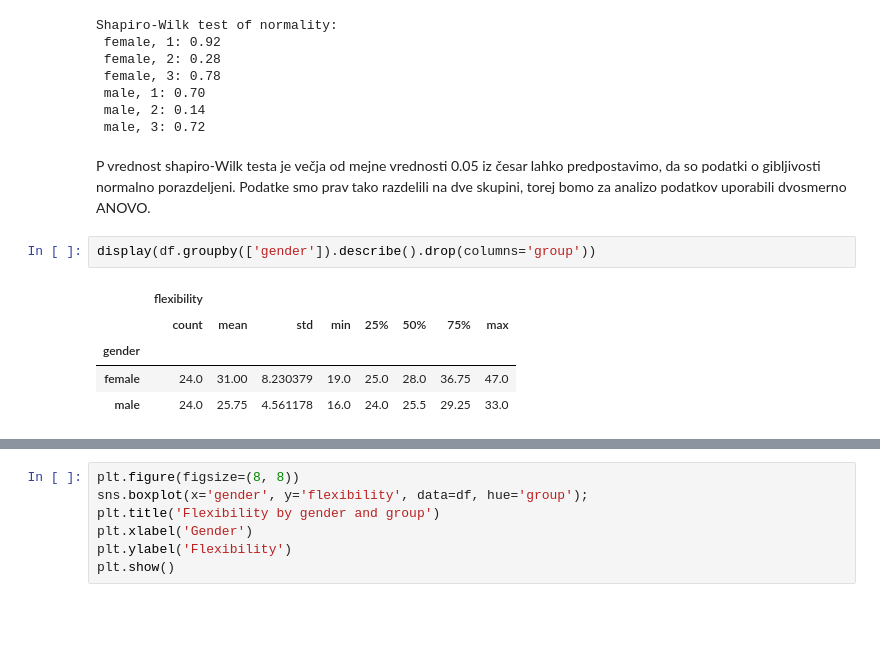
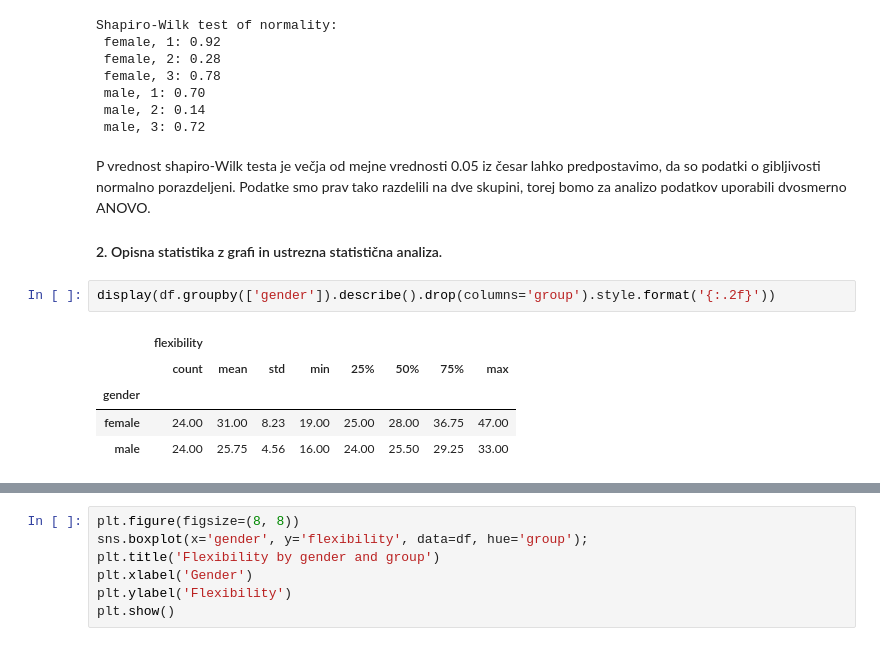
Before and after one commit to jkovse-fsp/statistika-vaje, a Jupyter notebook: Vaja_4_2_Analiza_variance.ipynb, the cells around one changed output, grey strips where cells are left out. Drawn from its saved outputs; the diff is of its cells as text; blank space fills up the shorter version.

```diff
--- a/Vaja_4_2_Analiza_variance.ipynb
+++ b/Vaja_4_2_Analiza_variance.ipynb
@@ -40,11 +42,13 @@ Shapiro-Wilk test of normality:
  male, 3: 0.72
 # %% [markdown]
 P vrednost shapiro-Wilk testa je večja od mejne vrednosti 0.05 iz česar lahko predpostavimo, da so podatki o gibljivosti normalno porazdeljeni. Podatke smo prav tako razdelili na dve skupini, torej bomo za analizo podatkov uporabili dvosmerno ANOVO.
+
+#### 2. Opisna statistika z grafi in ustrezna statistična analiza.
 # %%
-display(df.groupby(['gender']).describe().drop(columns='group'))
+display(df.groupby(['gender']).describe().drop(columns='group').style.format('{:.2f}'))
 # %% [output]
 |  | flexibility |  |  |  |  |  |  |  |
 |  | count | mean | std | min | 25% | 50% | 75% | max |
 | gender |  |  |  |  |  |  |  |  |
-| female | 24.0 | 31.00 | 8.230379 | 19.0 | 25.0 | 28.0 | 36.75 | 47.0 |
-| male | 24.0 | 25.75 | 4.561178 | 16.0 | 24.0 | 25.5 | 29.25 | 33.0 |
+| female | 24.00 | 31.00 | 8.23 | 19.00 | 25.00 | 28.00 | 36.75 | 47.00 |
+| male | 24.00 | 25.75 | 4.56 | 16.00 | 24.00 | 25.50 | 29.25 | 33.00 |
```
Also changed, not shown: parts of 8 cells of this notebook, 19 other files.
